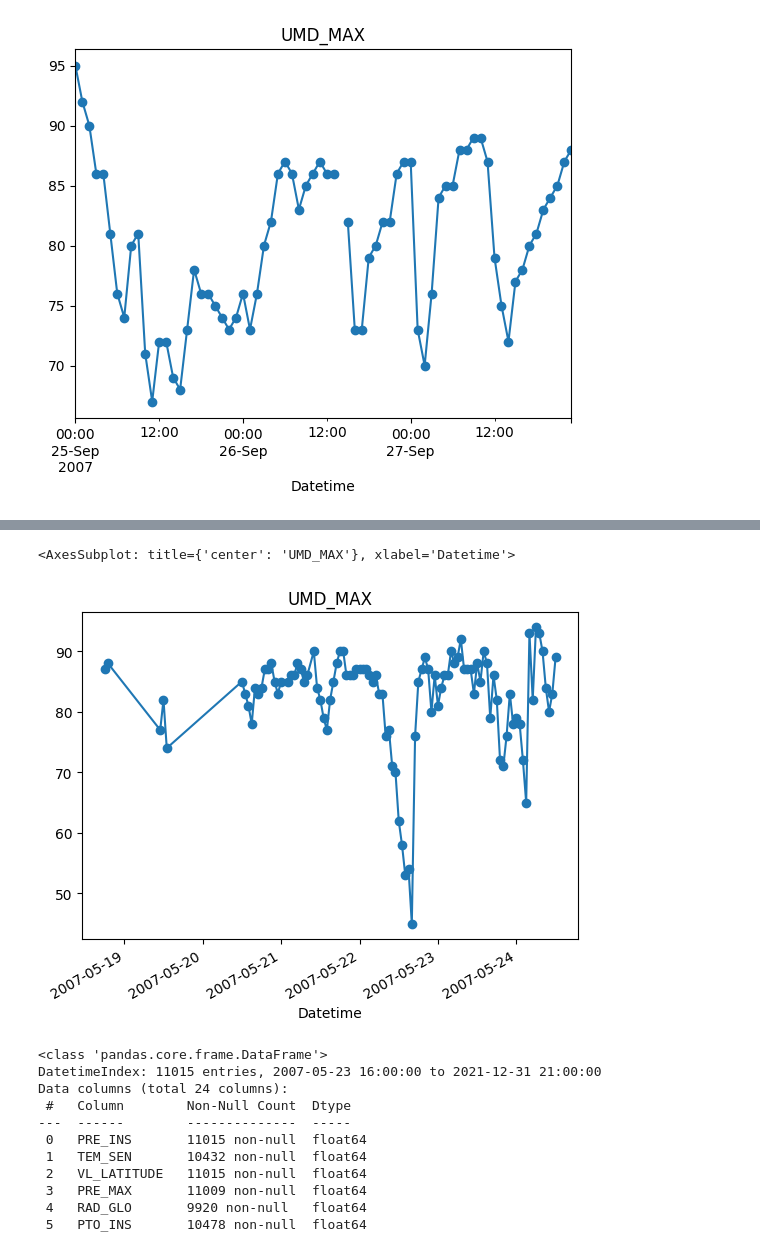
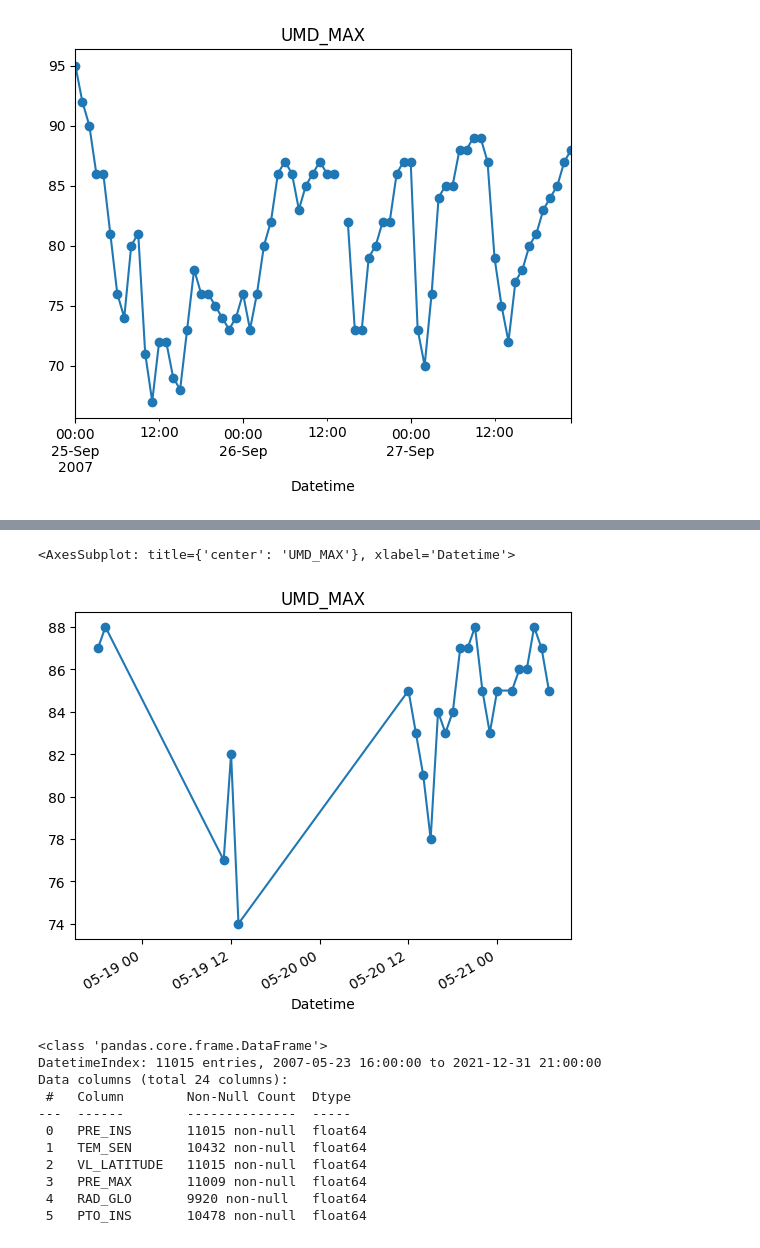
Before and after one commit to NietoCurcio/atmoseer, a Jupyter notebook: notebooks/data_imputation.ipynb, the cells around one changed output, grey strips where cells are left out. Drawn from its saved outputs; the diff is of its cells as text; code cells hidden in the pictures.

```diff
--- a/notebooks/data_imputation.ipynb
+++ b/notebooks/data_imputation.ipynb
@@ -178,8 +239,8 @@ df['UMD_MAX'].plot(title="UMD_MAX", marker="o")
 # %%
-df_a652['UMD_MAX'][:100].plot(title="UMD_MAX", marker="o")
+df_a652['UMD_MAX'][:24].plot(title="UMD_MAX", marker="o")
 # %% [output]
 <AxesSubplot: title={'center': 'UMD_MAX'}, xlabel='Datetime'>
-[figure, old version]
+[figure, new version]
 # %%
 df_a652[df_a652.CHUVA > 0].info()
 # %% [output]
```
Also changed, not shown: parts of 17 cells of this notebook, 3 other files.
